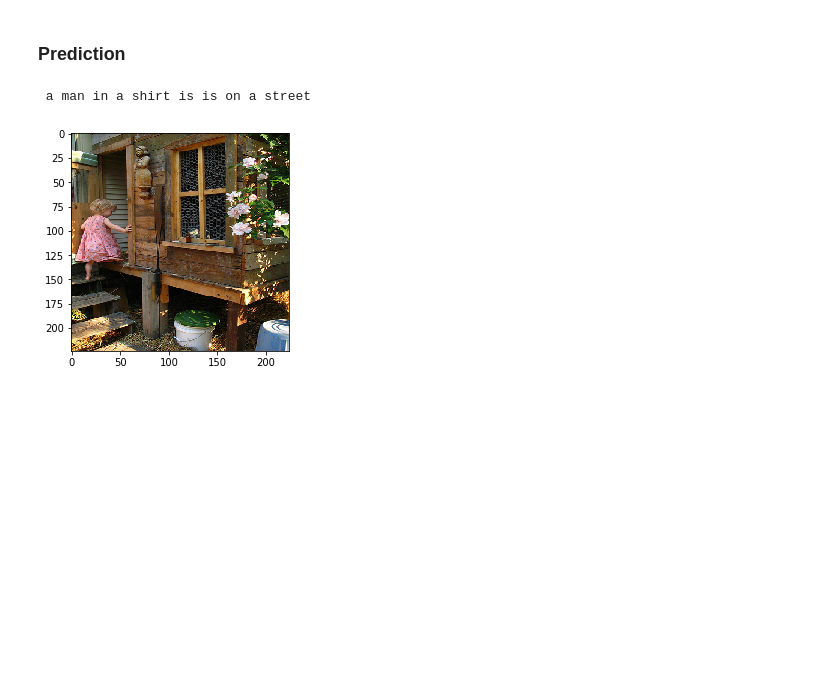
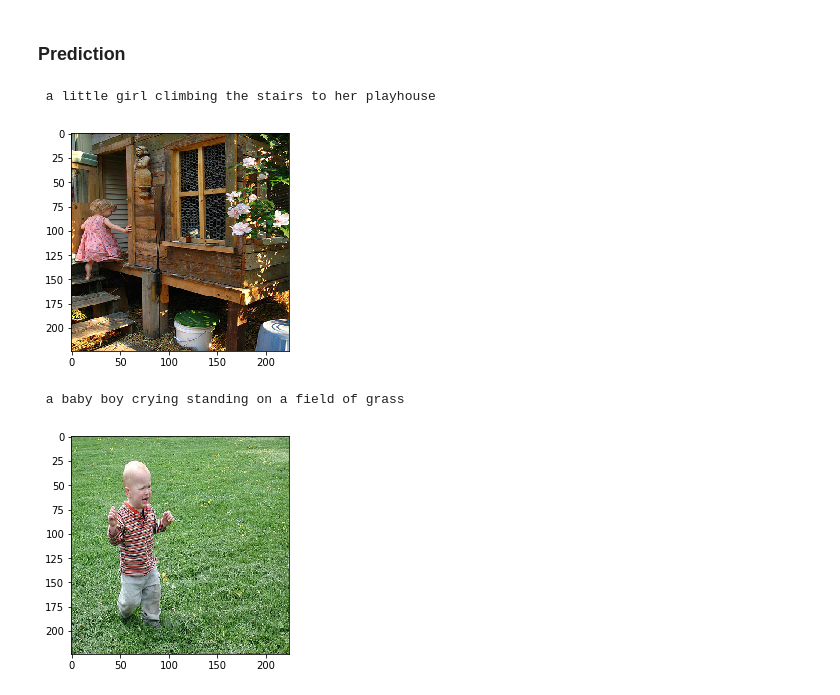
Before and after one commit to saranshmanu/Image-Captioning, a Jupyter notebook: image_captioning.ipynb, the cells around one changed output. Cells and saved outputs as stored; diff of their text form; code cells hidden in the pictures; blank space fills up the shorter version.

```diff
--- a/image_captioning.ipynb
+++ b/image_captioning.ipynb
@@ -219,14 +233,23 @@ def generate_description(image_name):
             break
     return sentence_generated
 
+def create_caption(image_name):
+    out = generate_description(image_name).split(' ')
+    out.remove('start')
+    out.remove('end')
+    caption = ''
+    for i in out:
+        caption += ' ' + i
+    return caption
+
 image_name = '1000268201.jpg'
-out = generate_description(image_name).split(' ')
-out.remove('start')
-out.remove('end')
-caption = ''
-for i in out:
-    caption += ' ' + i
-print(caption)
+print(create_caption(image_name))
 # %% [output]
- a man in a shirt is is on a street
+ a little girl climbing the stairs to her playhouse
 [figure]
+# %%
+image_name = '10404007.jpg'
+print(create_caption(image_name))
+# %% [output]
+ a baby boy crying standing on a field of grass
+[figure, added]
```
Also changed, not shown: parts of 6 cells of this notebook, 3 other files.
